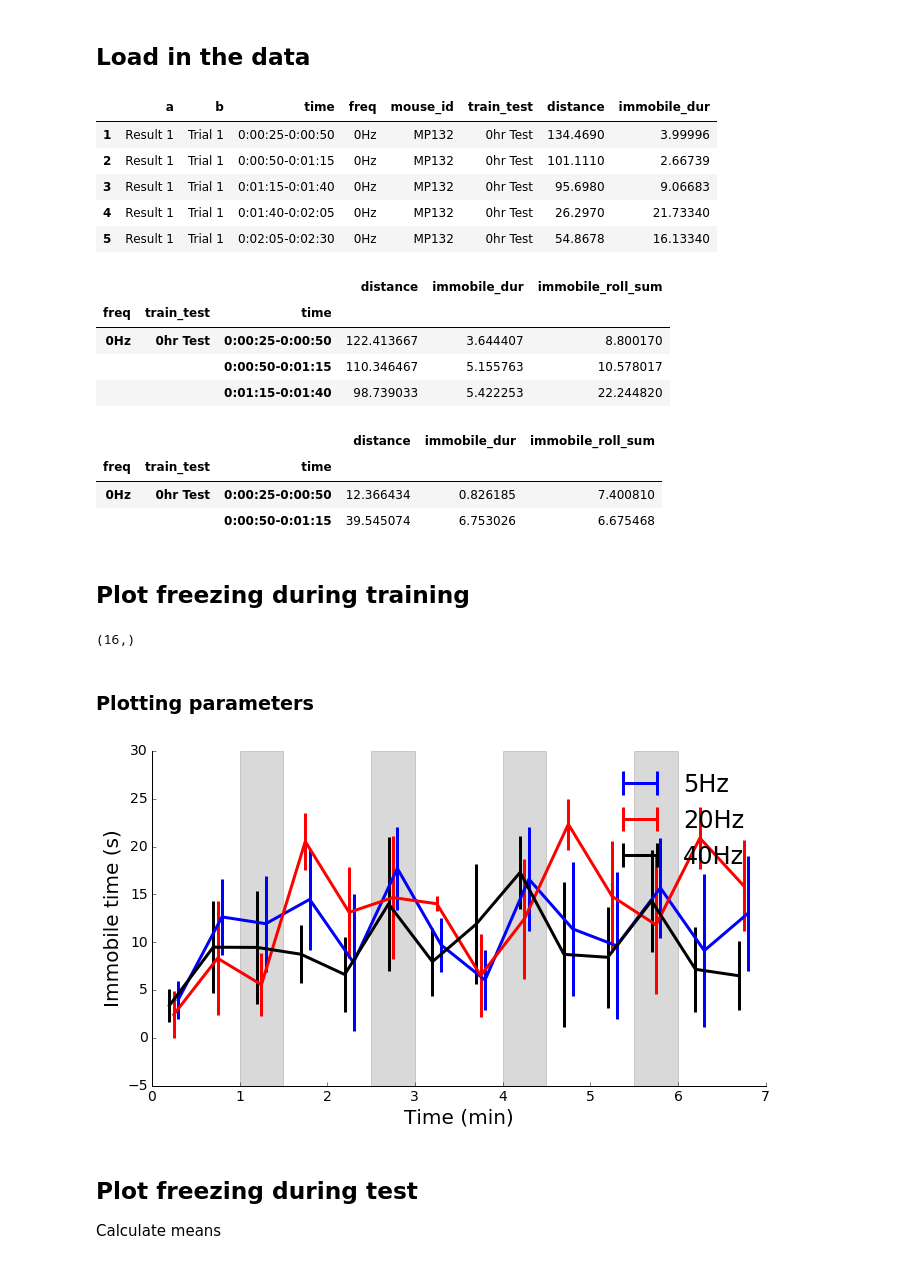
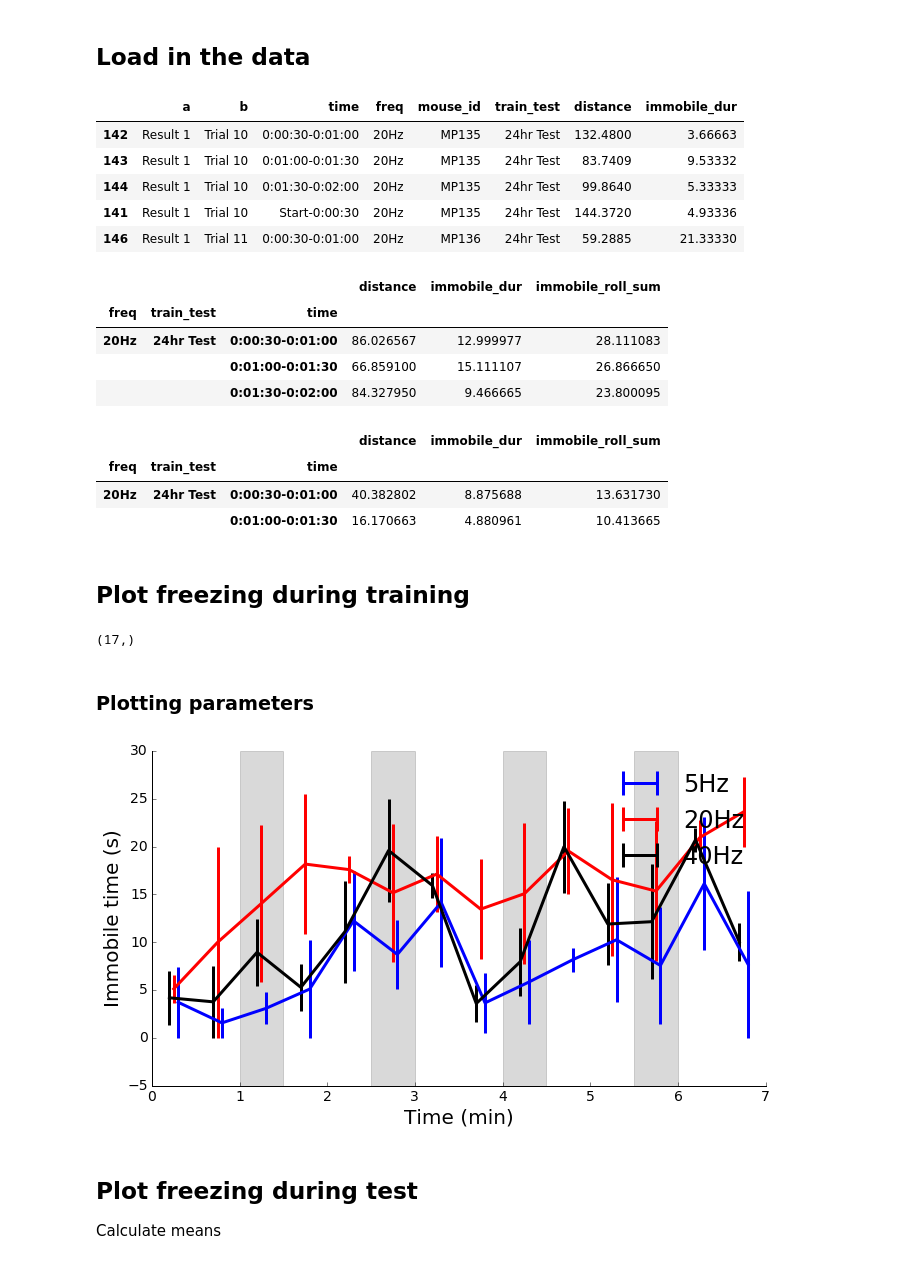
Before and after one commit to map222/MPNeuro, a Jupyter notebook: CalcRL Freezing behaviour.ipynb, the cells around one changed output. Saved outputs shown, nothing was run; the diff lists cells and outputs as text; code cells hidden in the pictures.

```diff
--- a/CalcRL Freezing behaviour.ipynb
+++ b/CalcRL Freezing behaviour.ipynb
@@ -17,18 +17,19 @@ mpl.rc('lines', linewidth=3)
 # %%
 col_names = ['a', 'b', 'time', 'freq', 'mouse_id', 'train_test', 'distance', 'immobile_dur', 'c']
 #freeze_df = pd.read_csv('CalcRL freezing.csv', sep = ';', encoding='utf-16', skiprows=4, header=None)
-freeze_df = pd.read_csv('2016-Feb CalcRL frequency dependent freezing2.csv', sep = ';', encoding='utf-16', skiprows=4, header=None)
+freeze_df = pd.read_csv('2016-Mar CalcRL frequency dependent freezing2.csv', sep = ';', encoding='utf-16', skiprows=4, header=None)
+#freeze_df = pd.read_csv('2016-Feb CalcRL frequency dependent freezing2.csv', sep = ';', encoding='utf-16', skiprows=4, header=None)
 freeze_df.columns = col_names
 freeze_df.drop(freeze_df.columns[-1], axis = 1, inplace=True)
-freeze_df.sort(columns = ['freq', 'train_test', 'mouse_id', 'time'], inplace=True)
+freeze_df.sort_values(by = ['freq', 'train_test', 'mouse_id', 'time'], inplace=True)
 freeze_df.head()
 # %% [output]
 |  | a | b | time | freq | mouse_id | train_test | distance | immobile_dur |
-| 1 | Result 1 | Trial 1 | 0:00:25-0:00:50 | 0Hz | MP132 | 0hr Test | 134.4690 | 3.99996 |
-| 2 | Result 1 | Trial 1 | 0:00:50-0:01:15 | 0Hz | MP132 | 0hr Test | 101.1110 | 2.66739 |
-| 3 | Result 1 | Trial 1 | 0:01:15-0:01:40 | 0Hz | MP132 | 0hr Test | 95.6980 | 9.06683 |
-| 4 | Result 1 | Trial 1 | 0:01:40-0:02:05 | 0Hz | MP132 | 0hr Test | 26.2970 | 21.73340 |
-| 5 | Result 1 | Trial 1 | 0:02:05-0:02:30 | 0Hz | MP132 | 0hr Test | 54.8678 | 16.13340 |
+| 142 | Result 1 | Trial 10 | 0:00:30-0:01:00 | 20Hz | MP135 | 24hr Test | 132.4800 | 3.66663 |
+| 143 | Result 1 | Trial 10 | 0:01:00-0:01:30 | 20Hz | MP135 | 24hr Test | 83.7409 | 9.53332 |
+| 144 | Result 1 | Trial 10 | 0:01:30-0:02:00 | 20Hz | MP135 | 24hr Test | 99.8640 | 5.33333 |
+| 141 | Result 1 | Trial 10 | Start-0:00:30 | 20Hz | MP135 | 24hr Test | 144.3720 | 4.93336 |
+| 146 | Result 1 | Trial 11 | 0:00:30-0:01:00 | 20Hz | MP136 | 24hr Test | 59.2885 | 21.33330 |
 # %%
 one_min_sum = freeze_df['immobile_dur'] + np.roll(freeze_df['immobile_dur'], -1)
 freeze_df['immobile_roll_sum'] = one_min_sum
@@ -42,9 +43,9 @@ grouped_df_mean.head(3)
 # %% [output]
 |  |  |  | distance | immobile_dur | immobile_roll_sum |
 | freq | train_test | time |  |  |  |
-| 0Hz | 0hr Test | 0:00:25-0:00:50 | 122.413667 | 3.644407 | 8.800170 |
-|  |  | 0:00:50-0:01:15 | 110.346467 | 5.155763 | 10.578017 |
-|  |  | 0:01:15-0:01:40 | 98.739033 | 5.422253 | 22.244820 |
+| 20Hz | 24hr Test | 0:00:30-0:01:00 | 86.026567 | 12.999977 | 28.111083 |
+|  |  | 0:01:00-0:01:30 | 66.859100 | 15.111107 | 26.866650 |
+|  |  | 0:01:30-0:02:00 | 84.327950 | 9.466665 | 23.800095 |
 # %%
 grouped_df_std = freeze_df.groupby(['time', 'freq', 'train_test']).std()
 #grouped_df_std.drop('mouse_id', axis = 1, inplace=True)
@@ -56,8 +57,8 @@ grouped_df_std.head(2)
 # %% [output]
 |  |  |  | distance | immobile_dur | immobile_roll_sum |
 | freq | train_test | time |  |  |  |
-| 0Hz | 0hr Test | 0:00:25-0:00:50 | 12.366434 | 0.826185 | 7.400810 |
-|  |  | 0:00:50-0:01:15 | 39.545074 | 6.753026 | 6.675468 |
+| 20Hz | 24hr Test | 0:00:30-0:01:00 | 40.382802 | 8.875688 | 13.631730 |
+|  |  | 0:01:00-0:01:30 | 16.170663 | 4.880961 | 10.413665 |
 # %% [markdown]
 ## Plot freezing during training
 # %%
@@ -77,7 +78,7 @@ mov_5Hz_std = np.roll(mov_5Hz_std, 1)/ np.sqrt(NUM_MICE_FREEZE)
 # %%
 mov_20Hz.shape
 # %% [output]
-(16,)
+(17,)
 # %% [markdown]
 ### Plotting parameters
 # %%
@@ -97,7 +98,7 @@ plt.xlabel('Time (min)')
 plt.ylabel('Immobile time (s)');
 fig.savefig('Training timecourse.png')
 # %% [output]
-[figure, old version]
+[figure, new version]
 # %% [markdown]
 ## Plot freezing during test
 
```
Also changed, not shown: parts of 12 cells of this notebook, 9 other files.
